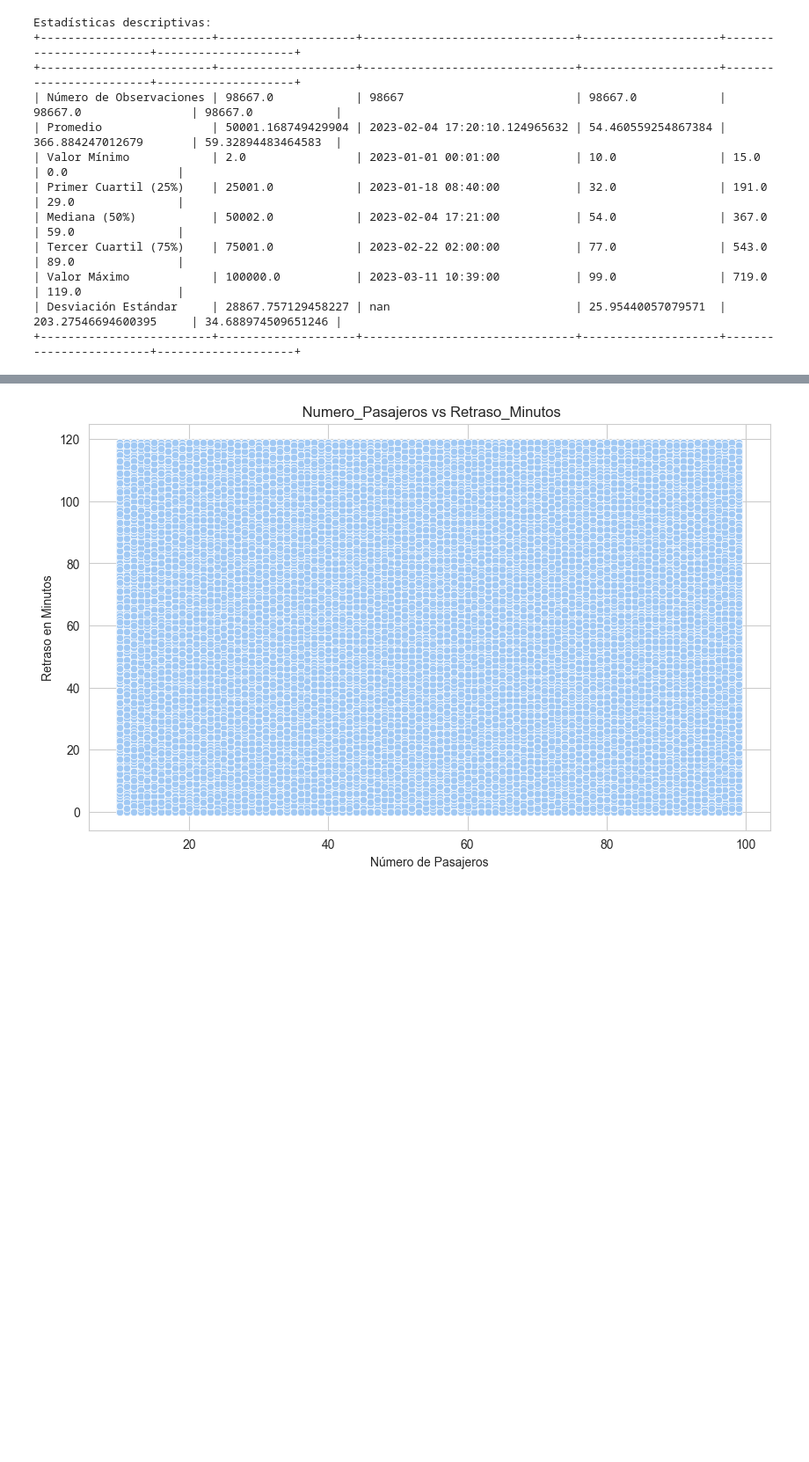
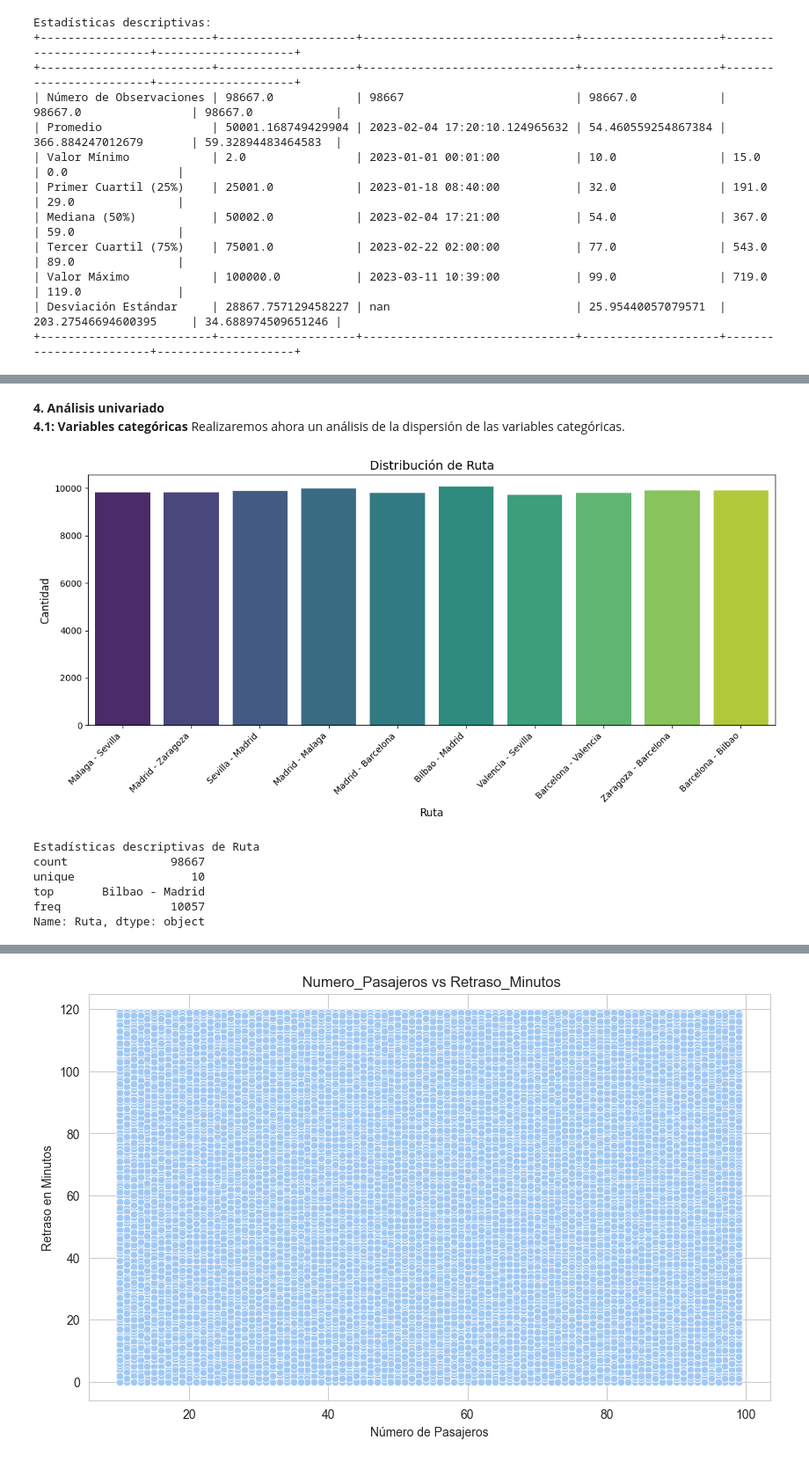
Before and after one commit to aramosseijo/An-lisis-de-Datos-de-Transporte-P-blico-en-Espanha, a Jupyter notebook: NoteBook/EDA.ipynb, the cells around one changed output, grey strips where cells are left out. Shown at 88% size. Cells and saved outputs as stored; diff of their text form; code cells hidden in the pictures; blank space fills up the shorter version.

```diff
--- a/NoteBook/EDA.ipynb
+++ b/NoteBook/EDA.ipynb
@@ -178,19 +50,0 @@ aquellas filas en las que en algún valor aparece "not_available" o vacío.
-# %%
-def valores_faltantes(data):
-    """
-    Esta función recibe un DataFrame de pandas y elimina todas las filas que
-    están vacías o cuyo contenido sea "not_available".
-
-    Parámetros:
-    data (pd.DataFrame): El DataFrame a limpiar.
-
-    Retorna:
-    pd.DataFrame: El DataFrame limpio.
-    """
-    # Reemplazar 'not_available' con NaN para poder eliminar las filas fácilmente
-    data.replace("not_available", pd.NA, inplace=True)
-
-    # Eliminar filas que contienen NaN en cualquier columna
-    data_limpio = data.dropna()
-
-    return data_limpio
@@ -496,0 +270,15 @@ plt.show()
+# %% [markdown]
+**4. Análisis univariado**
+**4.1: Variables categóricas** Realizaremos ahora un análisis de la dispersión de las variables categóricas.
+# %%
+col_cat = ['Ruta','Tipo_Transporte', 'Region', 'Dia_Semana']
+col='Ruta'
+plot_categorical_distribution(data, col, title=f'Distribución de {col}')
+# %% [output]
+[figure, added]
+Estadísticas descriptivas de Ruta
+count               98667
+unique                 10
+top       Bilbao - Madrid
+freq                10057
+Name: Ruta, dtype: object
```
Also changed, not shown: parts of 97 cells of this notebook, 6 other files.
